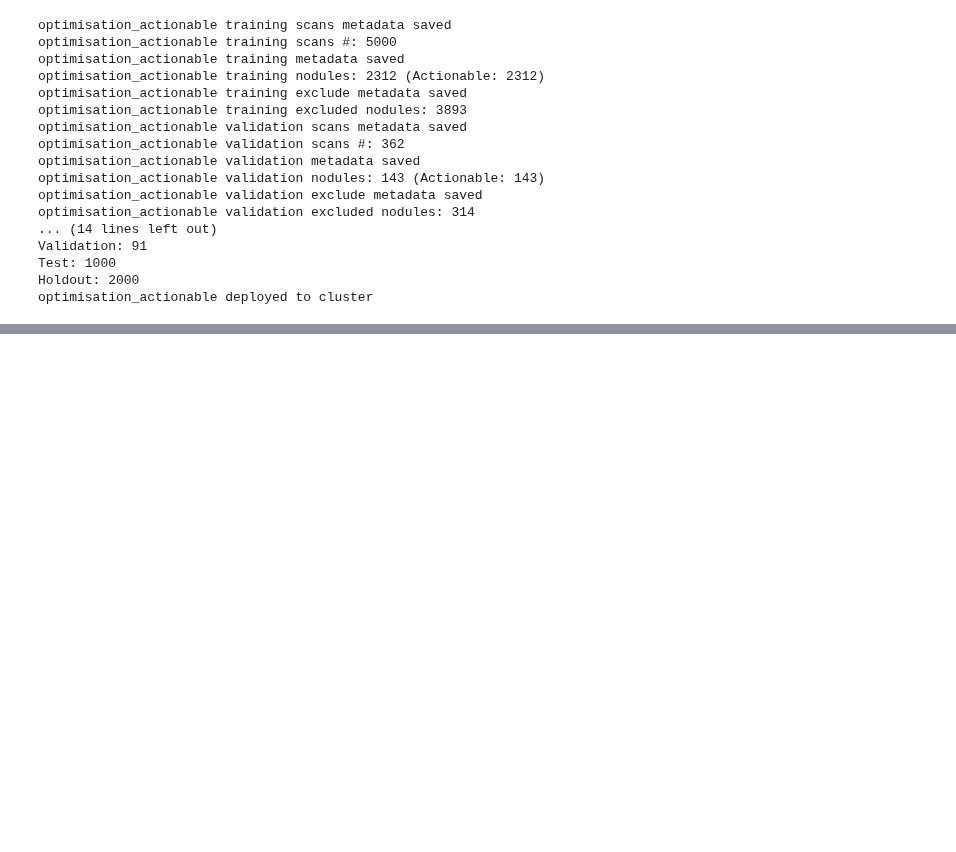
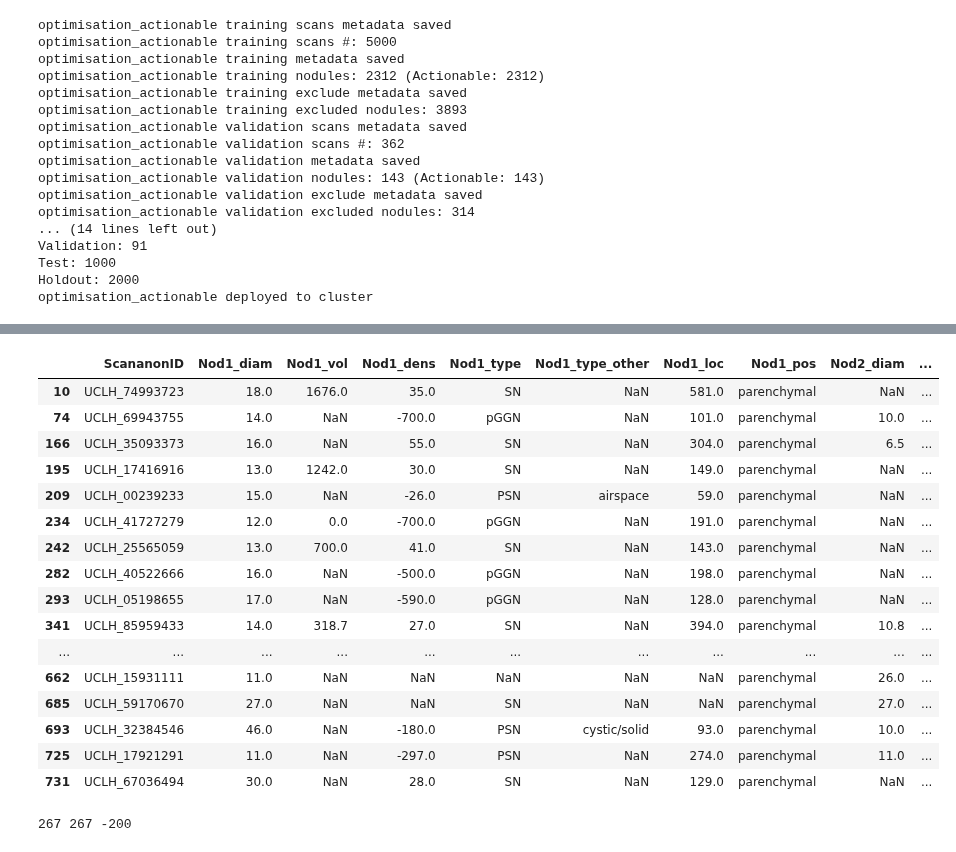
Before and after one commit to johnmccabe44/fairness-in-nodule-detection, a Jupyter notebook: notebooks/experiment_design.ipynb, the cells around one changed output, grey strips where cells are left out. Saved outputs shown, nothing was run; the diff lists cells and outputs as text; code cells hidden in the pictures; blank space fills up the shorter version.

```diff
--- a/notebooks/experiment_design.ipynb
+++ b/notebooks/experiment_design.ipynb
@@ -932,0 +935,6 @@ optimisation_actionable deployed to cluster
+# %%
+import pandas as pd
+
+
+lsut_annotations = pd.read_csv(f'{workspace_path}/data/lsut/annotations.csv', low_memory=False)
+lsut_annotations.head()
@@ -932,0 +997,52 @@ optimisation_actionable deployed to cluster
+# %%
+nodule_variables = [
+    'Nod1_diam',
+    'Nod1_vol',
+    'Nod1_dens',
+    'Nod1_type',
+    'Nod1_type_other',
+    'Nod1_loc',
+    'Nod1_pos',
+    'Nod2_diam',
+    'Nod2_vol',
+    'Nod2_dens',
+    'Nod2_type',
+    'Nod2_type_other',
+    'Nod2_loc',
+    'Nod2_pos',
+]
+
+lsut_annotations[(lsut_annotations['Nod1_diam']>10)&(lsut_annotations['Nod1_pos']=='parenchymal')][['ScananonID']+nodule_variables]
+# %% [output]
+|  | ScananonID | Nod1_diam | Nod1_vol | Nod1_dens | Nod1_type | Nod1_type_other | Nod1_loc | Nod1_pos | Nod2_diam | ... |
+| 10 | UCLH_74993723 | 18.0 | 1676.0 | 35.0 | SN | NaN | 581.0 | parenchymal | NaN | ... |
+| 74 | UCLH_69943755 | 14.0 | NaN | -700.0 | pGGN | NaN | 101.0 | parenchymal | 10.0 | ... |
+| 166 | UCLH_35093373 | 16.0 | NaN | 55.0 | SN | NaN | 304.0 | parenchymal | 6.5 | ... |
+| 195 | UCLH_17416916 | 13.0 | 1242.0 | 30.0 | SN | NaN | 149.0 | parenchymal | NaN | ... |
+| 209 | UCLH_00239233 | 15.0 | NaN | -26.0 | PSN | airspace | 59.0 | parenchymal | NaN | ... |
+| 234 | UCLH_41727279 | 12.0 | 0.0 | -700.0 | pGGN | NaN | 191.0 | parenchymal | NaN | ... |
+| 242 | UCLH_25565059 | 13.0 | 700.0 | 41.0 | SN | NaN | 143.0 | parenchymal | NaN | ... |
+| 282 | UCLH_40522666 | 16.0 | NaN | -500.0 | pGGN | NaN | 198.0 | parenchymal | NaN | ... |
+| 293 | UCLH_05198655 | 17.0 | NaN | -590.0 | pGGN | NaN | 128.0 | parenchymal | NaN | ... |
+| 341 | UCLH_85959433 | 14.0 | 318.7 | 27.0 | SN | NaN | 394.0 | parenchymal | 10.8 | ... |
+| ... | ... | ... | ... | ... | ... | ... | ... | ... | ... | ... |
+| 662 | UCLH_15931111 | 11.0 | NaN | NaN | NaN | NaN | NaN | parenchymal | 26.0 | ... |
+| 685 | UCLH_59170670 | 27.0 | NaN | NaN | SN | NaN | NaN | parenchymal | 27.0 | ... |
+| 693 | UCLH_32384546 | 46.0 | NaN | -180.0 | PSN | cystic/solid | 93.0 | parenchymal | 10.0 | ... |
+| 725 | UCLH_17921291 | 11.0 | NaN | -297.0 | PSN | NaN | 274.0 | parenchymal | 11.0 | ... |
+| 731 | UCLH_67036494 | 30.0 | NaN | 28.0 | SN | NaN | 129.0 | parenchymal | NaN | ... |
+# %%
+def world2voxel(x, y, z, origin, spacing):
+    return [
+        int((x - origin[0]) / spacing[0]),
+        int((y - origin[1]) / spacing[1]),
+        int((z - origin[2]) / spacing[2])
+    ]
+
+spacing = [0.604, 0.604, 0.7999]
+origin = [-160.6, -160.6, 263]
+
+x,y,z = world2voxel(1,1,103, origin, spacing)
+print(x,y,z)
+# %% [output]
+267 267 -200
```
Also changed, not shown: parts of 5 cells of this notebook.
